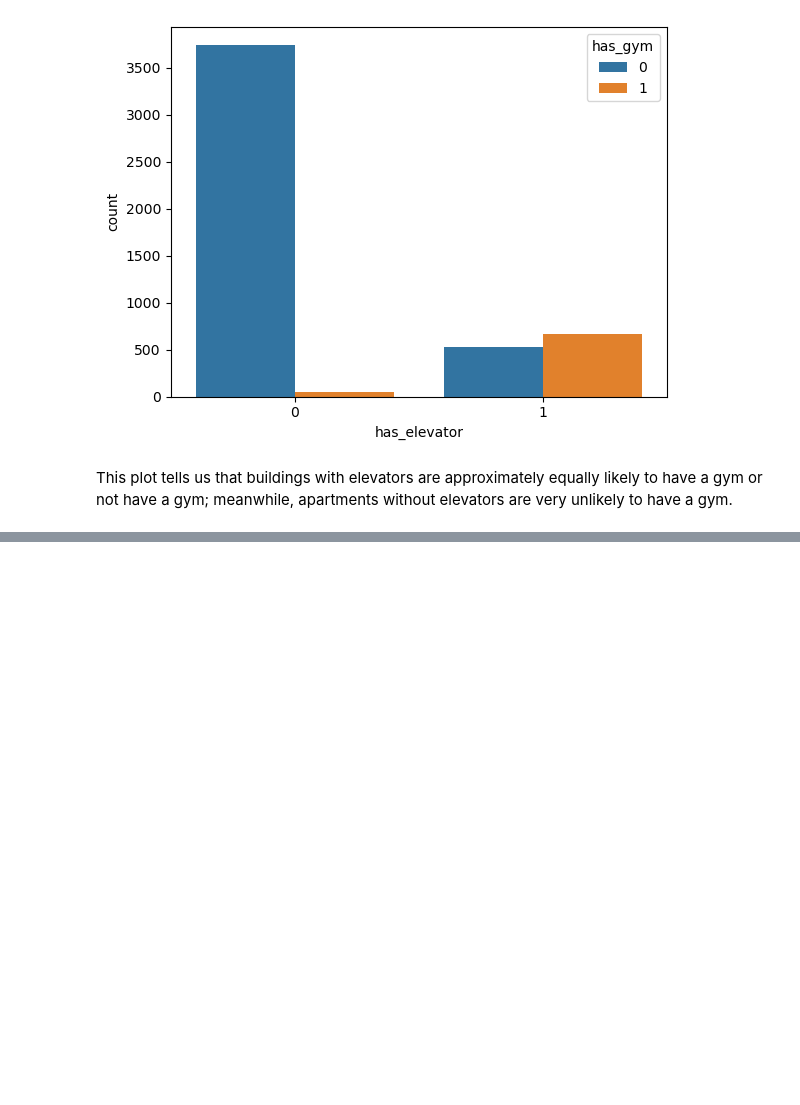
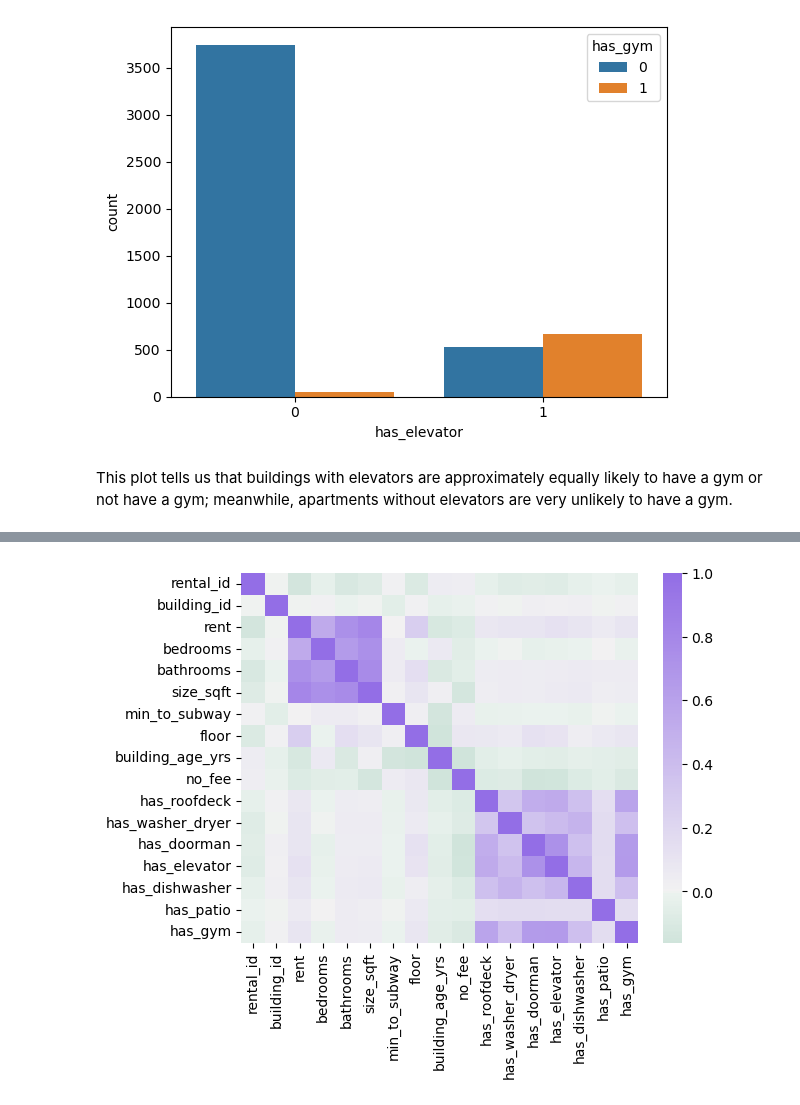
Before and after one commit to oldoc63/learningDS, a Jupyter notebook: exploreByVisual/exploreByVis.ipynb, the cells around one changed output, grey strips where cells are left out. Cells and saved outputs as stored; diff of their text form; code cells hidden in the pictures; blank space fills up the shorter version.

```diff
--- a/exploreByVisual/exploreByVis.ipynb
+++ b/exploreByVisual/exploreByVis.ipynb
@@ -149,0 +164,9 @@ This plot tells us that buildings with elevators are approximately equally likel
+# %%
+# Define the colormap which maps the data values to the color space defined with the diverging_palette method
+colors = sns.diverging_palette(150, 275, s=80, l=55, n=9, as_cmap=True)
+
+# Create heatmap using the .corr method on df, set colormap to cmap
+sns.heatmap(rentals.corr(), center=0, cmap=colors, robust=True)
+plt.show()
+# %% [output]
+[figure, added]
```
Also changed, not shown: parts of 6 cells of this notebook.
